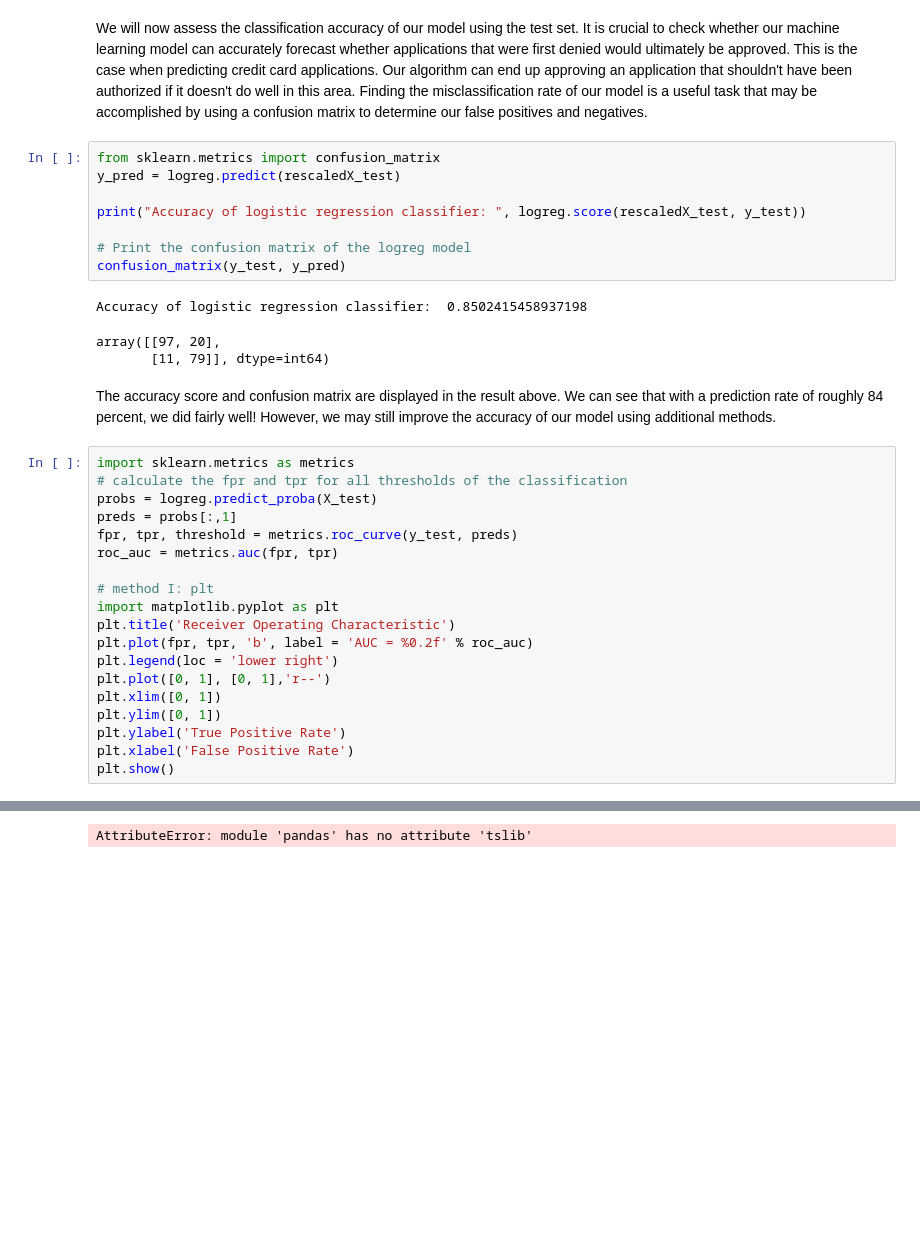
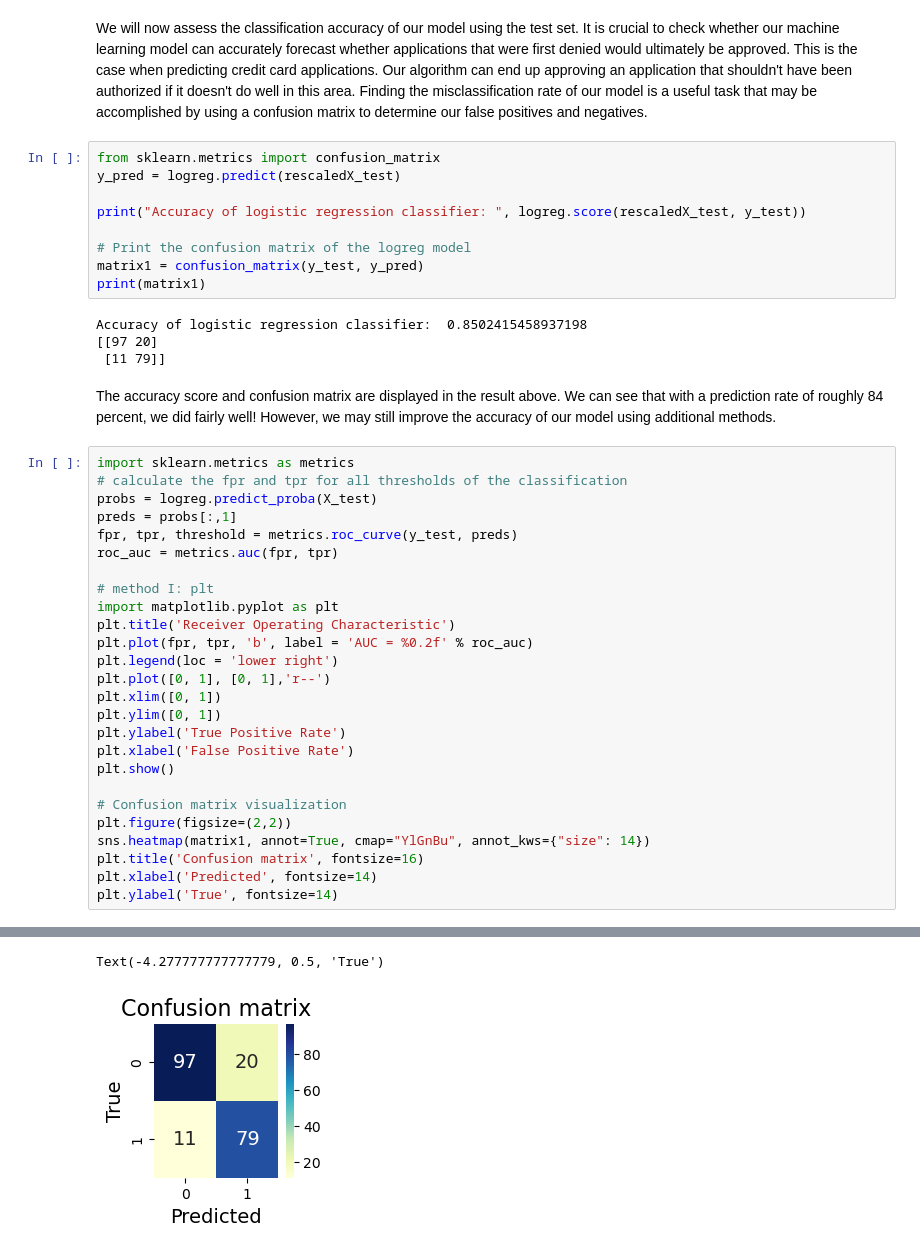
Before and after one commit to jonathanchan123/summer_course, a Jupyter notebook: JonathanVer_Team5_logistic_regression_1_3.ipynb, the cells around one changed output, grey strips where cells are left out. Saved outputs shown, nothing was run; the diff lists cells and outputs as text; blank space fills up the shorter version.

```diff
--- a/JonathanVer_Team5_logistic_regression_1_3.ipynb
+++ b/JonathanVer_Team5_logistic_regression_1_3.ipynb
@@ -263,32 +263,41 @@ y_pred = logreg.predict(rescaledX_test)
 print("Accuracy of logistic regression classifier: ", logreg.score(rescaledX_test, y_test))
 
 # Print the confusion matrix of the logreg model
-confusion_matrix(y_test, y_pred)
+matrix1 = confusion_matrix(y_test, y_pred)
+print(matrix1)
 # %% [output]
 Accuracy of logistic regression classifier:  0.8502415458937198
+[[97 20]
+ [11 79]]
-array([[97, 20],
-       [11, 79]], dtype=int64)
 # %% [markdown]
 The accuracy score and confusion matrix are displayed in the result above. We can see that with a prediction rate of roughly 84 percent, we did fairly well! However, we may still improve the accuracy of our model using additional methods.
 # %%
 import sklearn.metrics as metrics
 # calculate the fpr and tpr for all thresholds of the classification
 probs = logreg.predict_proba(X_test)
 preds = probs[:,1]
 fpr, tpr, threshold = metrics.roc_curve(y_test, preds)
 roc_auc = metrics.auc(fpr, tpr)
 
 # method I: plt
 import matplotlib.pyplot as plt
 plt.title('Receiver Operating Characteristic')
 plt.plot(fpr, tpr, 'b', label = 'AUC = %0.2f' % roc_auc)
 plt.legend(loc = 'lower right')
 plt.plot([0, 1], [0, 1],'r--')
 plt.xlim([0, 1])
 plt.ylim([0, 1])
 plt.ylabel('True Positive Rate')
 plt.xlabel('False Positive Rate')
 plt.show()
+
+# Confusion matrix visualization
+plt.figure(figsize=(2,2))
+sns.heatmap(matrix1, annot=True, cmap="YlGnBu", annot_kws={"size": 14})
+plt.title('Confusion matrix', fontsize=16)
+plt.xlabel('Predicted', fontsize=14)
+plt.ylabel('True', fontsize=14)
 # %% [output]
 [figure]
-AttributeError: module 'pandas' has no attribute 'tslib'
+Text(-4.277777777777779, 0.5, 'True')
+[figure, added]
```
